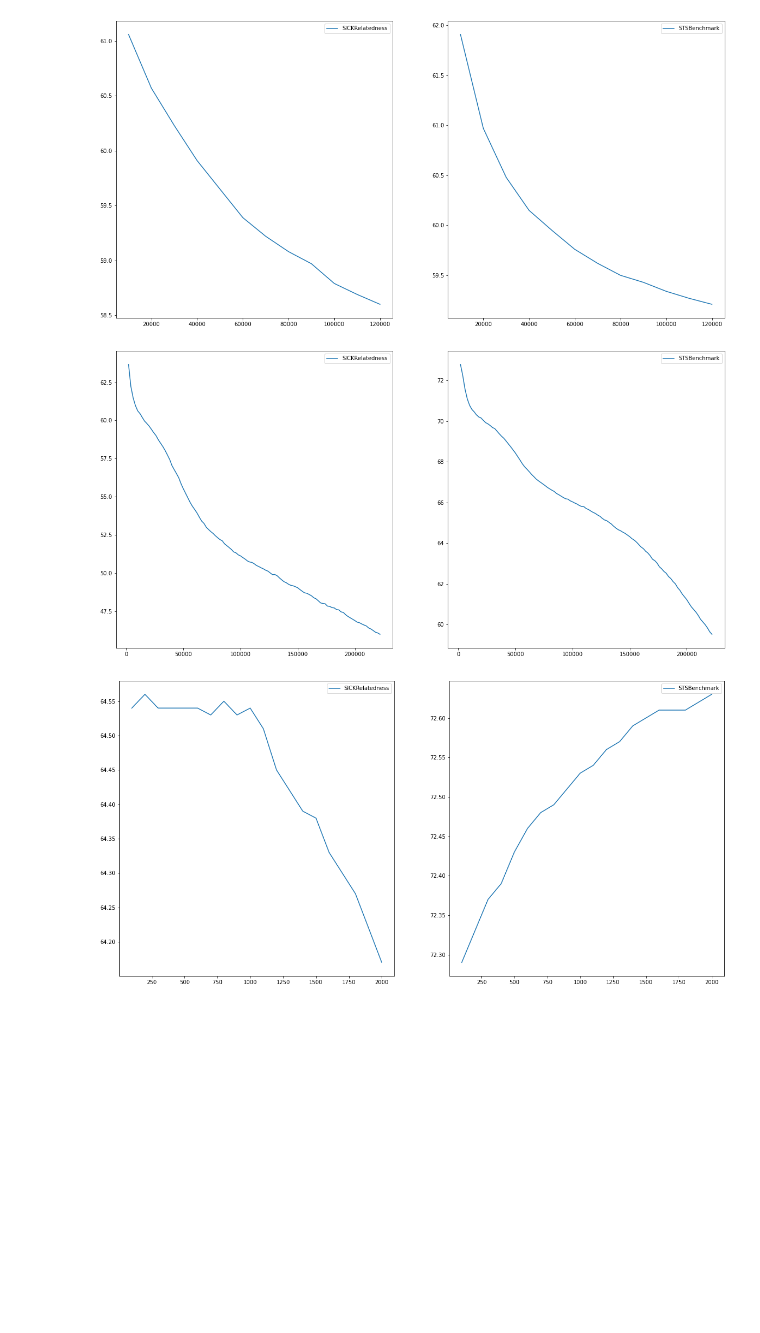
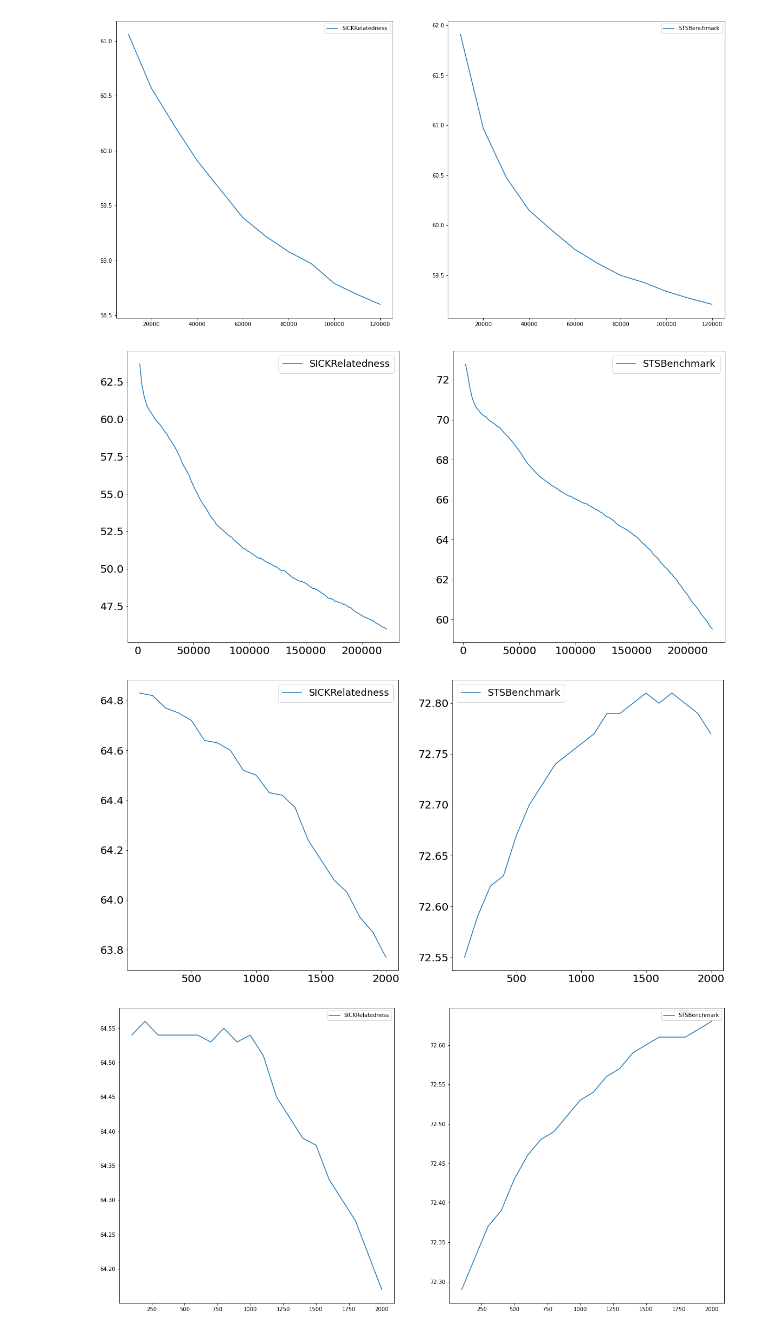
Before and after one commit to MaveriQ/barlowtwins, a Jupyter notebook: pl_model/senteval/result_plots.ipynb, the cells around one changed output. Cells and saved outputs as stored; diff of their text form; code cells hidden in the pictures; blank space fills up the shorter version.

```diff
--- a/pl_model/senteval/result_plots.ipynb
+++ b/pl_model/senteval/result_plots.ipynb
@@ -104,9 +106,13 @@ model_nlpmixer6 = process_data('bert_nlpmixer6_bs32_gpus4_all.csv')
 # %% [output]
 [figure]
 # %%
-model_nlpmixer6_4096_2 = process_data('bert_nlpmixer6_4096-4096_lamb1.0_gpus4_alldata_allhidden_bn.csv')
+model_nlpmixer6_4096_2 = process_data('old_results/bert_nlpmixer6_4096-4096_lamb1.0_gpus4_alldata_allhidden_bn.csv')
 # %% [output]
-[figure, old version]
+[figure, new version]
+# %%
+model_nlpmixer6_4096_2_100 = process_data('old_results/bert_nlpmixer6_4096-4096_lamb1.0_gpus2_alldata_allhidden_bn2.csv')
+# %% [output]
+[figure, added]
 # %%
 model_nlpmixer6_2048_2 = process_data('bert_nlpmixer6_2048-2048_lamb1.0_gpus1_20mil_allhidden_bn.csv')
 # %% [output]
```
Also changed, not shown: parts of 8 cells of this notebook, 10 other files.
